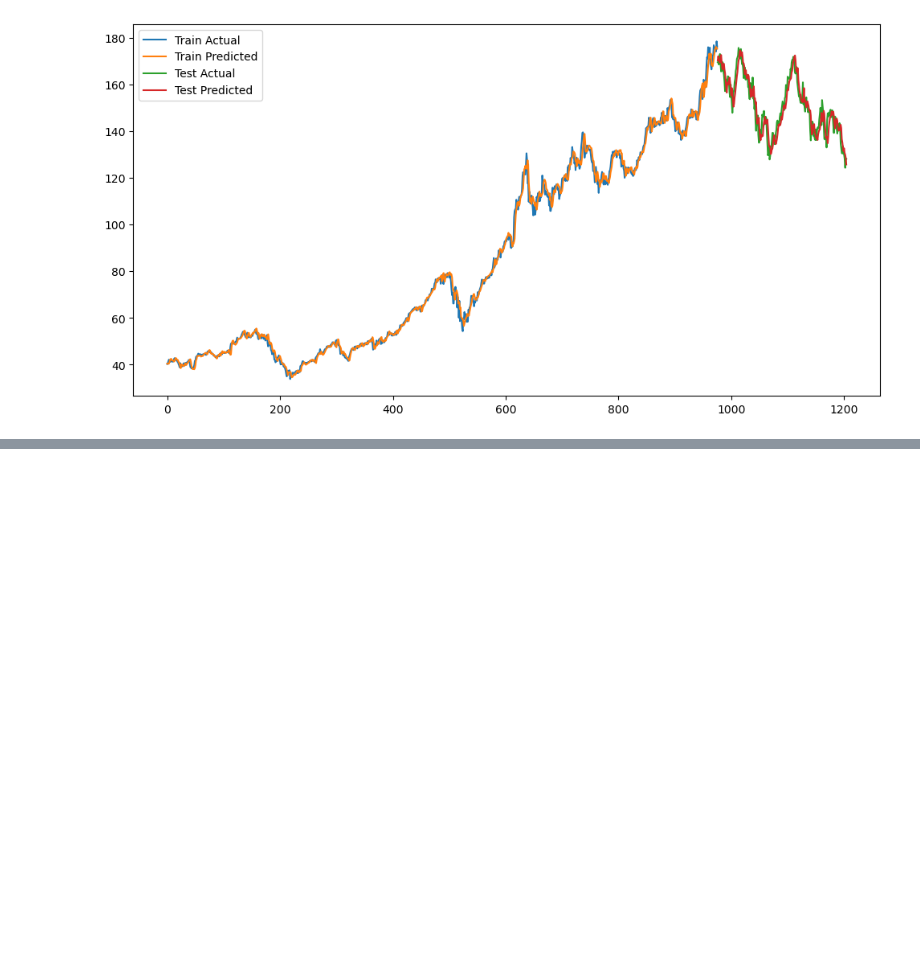
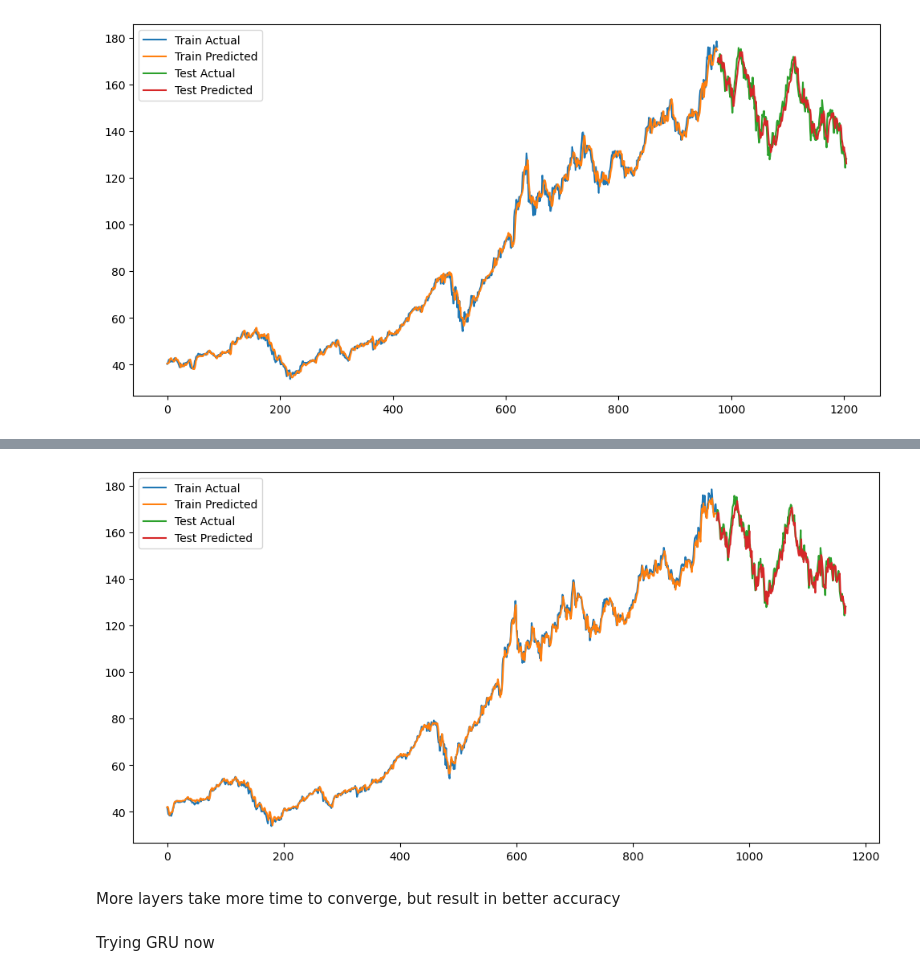
Before and after one commit to varnan6/Stock_Forecaster, a Jupyter notebook: forecast.ipynb, the cells around one changed output, grey strips where cells are left out. Drawn from its saved outputs; the diff is of its cells as text; code cells hidden in the pictures; blank space fills up the shorter version.

```diff
--- a/forecast.ipynb
+++ b/forecast.ipynb
@@ -127,0 +338,9 @@ plt.show()
+# %%
+model_stack_LSTM = Sequential()
+model_stack_LSTM.add(LSTM(50, return_sequences=True, input_shape=(look_back, X_train_LSTM_2.shape[2])))
+model_stack_LSTM.add(LSTM(50, input_shape=(look_back, X_train_LSTM_2.shape[2])))
+model_stack_LSTM.add(Dropout(0.2))
+model_stack_LSTM.add(Dense(1))
+model_stack_LSTM.compile(optimizer='adam', loss='mean_squared_error')
+# %%
+model_stack_LSTM.fit(X_train_LSTM_2, y_train_LSTM_2, epochs=400, batch_size=16, verbose=1)
@@ -127,0 +366,23 @@ plt.show()
+# %%
+train_pred_3 = model_stack_LSTM.predict(X_train_LSTM_2)
+test_pred_2 = model_stack_LSTM.predict(X_test_LSTM_2)
+
+train_pred_inv_3 = scaler_y_2.inverse_transform(train_pred_3)
+y_train_inv_3 = scaler_y_2.inverse_transform(y_train_LSTM_2)
+test_pred_inv_3 = scaler_y_2.inverse_transform(test_pred_2)
+y_test_inv_3 = scaler_y_2.inverse_transform(y_test_LSTM_2)
+
+train_rmse_3 = np.sqrt(mean_squared_error(y_train_inv_3, train_pred_inv_3))
+test_rmse_3 = np.sqrt(mean_squared_error(y_test_inv_3, test_pred_inv_3))
+
+print(f"Train RMSE: {train_rmse_3:.2f}")
+print(f"Test RMSE: {test_rmse_3:.2f}")
+
+plt.figure(figsize=(12,6))
+plt.plot(np.arange(len(y_train_inv_3)), y_train_inv_3, label='Train Actual')
+plt.plot(np.arange(len(train_pred_inv_3)), train_pred_inv_3, label='Train Predicted')
+plt.plot(np.arange(len(y_train_inv_3), len(y_train_inv_3)+len(y_test_inv_3)), y_test_inv_3, label='Test Actual')
+plt.plot(np.arange(len(y_train_inv_3), len(y_train_inv_3)+len(test_pred_inv_3)), test_pred_inv_3, label='Test Predicted')
+plt.legend()
+plt.show()
+# %% [output]
@@ -127,0 +393,5 @@ plt.show()
+[figure, added]
+# %% [markdown]
+More layers take more time to converge, but result in better accuracy
+# %% [markdown]
+Trying GRU now
```
Also changed, not shown: parts of 35 cells of this notebook.
